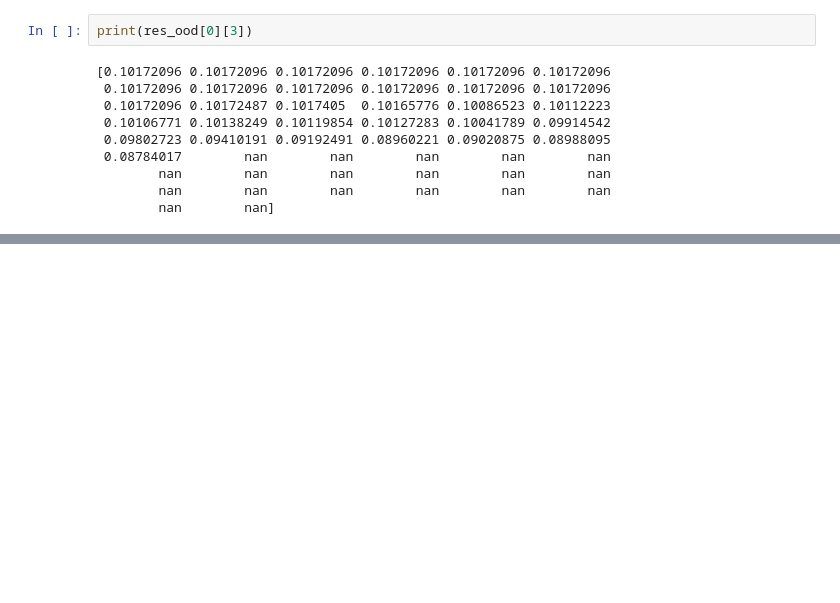
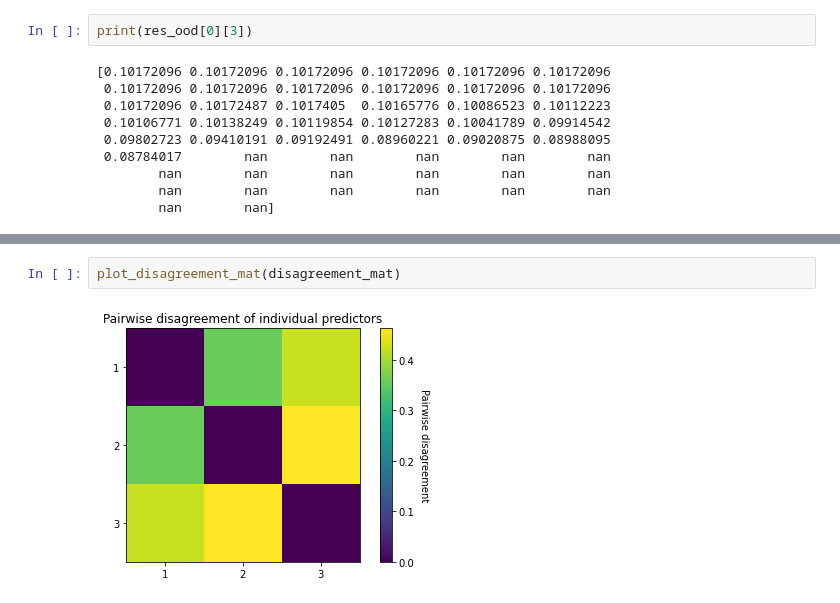
Before and after one commit to gintepe/DeepEnsembleUncertainty, a Jupyter notebook: test_mnist.ipynb, the cells around one changed output, grey strips where cells are left out. Cells and saved outputs as stored; diff of their text form; blank space fills up the shorter version.

```diff
--- a/test_mnist.ipynb
+++ b/test_mnist.ipynb
@@ -224,0 +228,4 @@ print(res_ood[0][3])
+# %%
+plot_disagreement_mat(disagreement_mat)
+# %% [output]
+[figure, added]
```
Also changed, not shown: parts of 11 cells of this notebook, 8 other files.
